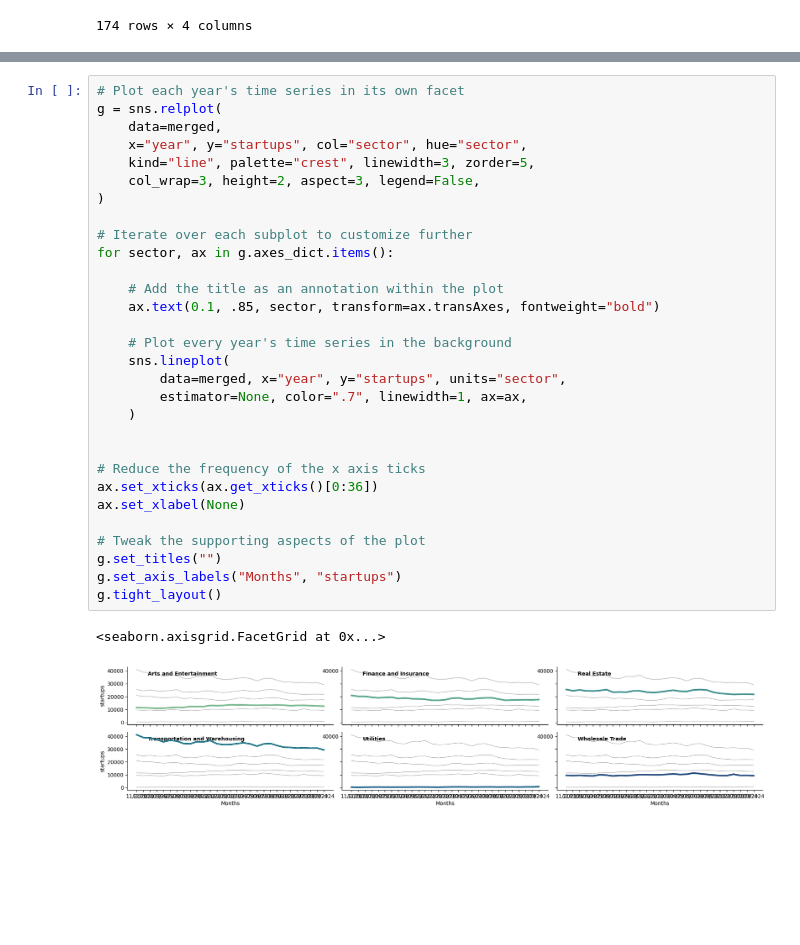
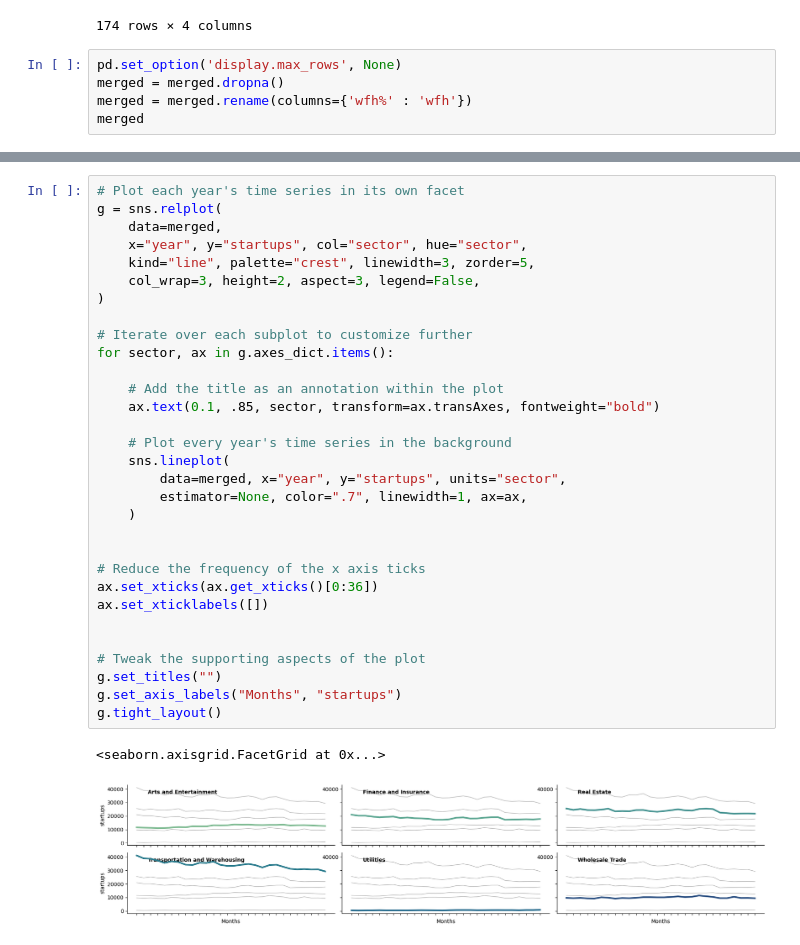
Before and after one commit to Keith-Cheung/FIN377-Final-Project, a Jupyter notebook: build_sample.ipynb, the cells around one changed output, grey strips where cells are left out. Drawn from its saved outputs; the diff is of its cells as text; blank space fills up the shorter version.

Commit message:
added more images

```diff
--- a/build_sample.ipynb
+++ b/build_sample.ipynb
@@ -610,3 +630,8 @@ merged
 | 172 | Wholesale Trade | 02/2024 | 14.6 | 9620 |
 | 173 | Wholesale Trade | 03/2024 | 10.1 | 9383 |
 174 rows × 4 columns
+# %%
+pd.set_option('display.max_rows', None)
+merged = merged.dropna()
+merged = merged.rename(columns={'wfh%' : 'wfh'})
+merged
@@ -614,32 +657,33 @@ merged
 # Plot each year's time series in its own facet
 g = sns.relplot(
     data=merged,
     x="year", y="startups", col="sector", hue="sector",
     kind="line", palette="crest", linewidth=3, zorder=5,
     col_wrap=3, height=2, aspect=3, legend=False,
 )
 
 # Iterate over each subplot to customize further
 for sector, ax in g.axes_dict.items():
 
     # Add the title as an annotation within the plot
     ax.text(0.1, .85, sector, transform=ax.transAxes, fontweight="bold")
 
     # Plot every year's time series in the background
     sns.lineplot(
         data=merged, x="year", y="startups", units="sector",
         estimator=None, color=".7", linewidth=1, ax=ax,
     )
 
 
 # Reduce the frequency of the x axis ticks
 ax.set_xticks(ax.get_xticks()[0:36])
-ax.set_xlabel(None)
+ax.set_xticklabels([])
+
 
 # Tweak the supporting aspects of the plot
 g.set_titles("")
 g.set_axis_labels("Months", "startups")
 g.tight_layout()
 # %% [output]
 <seaborn.axisgrid.FacetGrid at 0x...>
-[figure, old version]
+[figure, new version]
```
Also changed, not shown: parts of 13 cells of this notebook, 3 other files.
